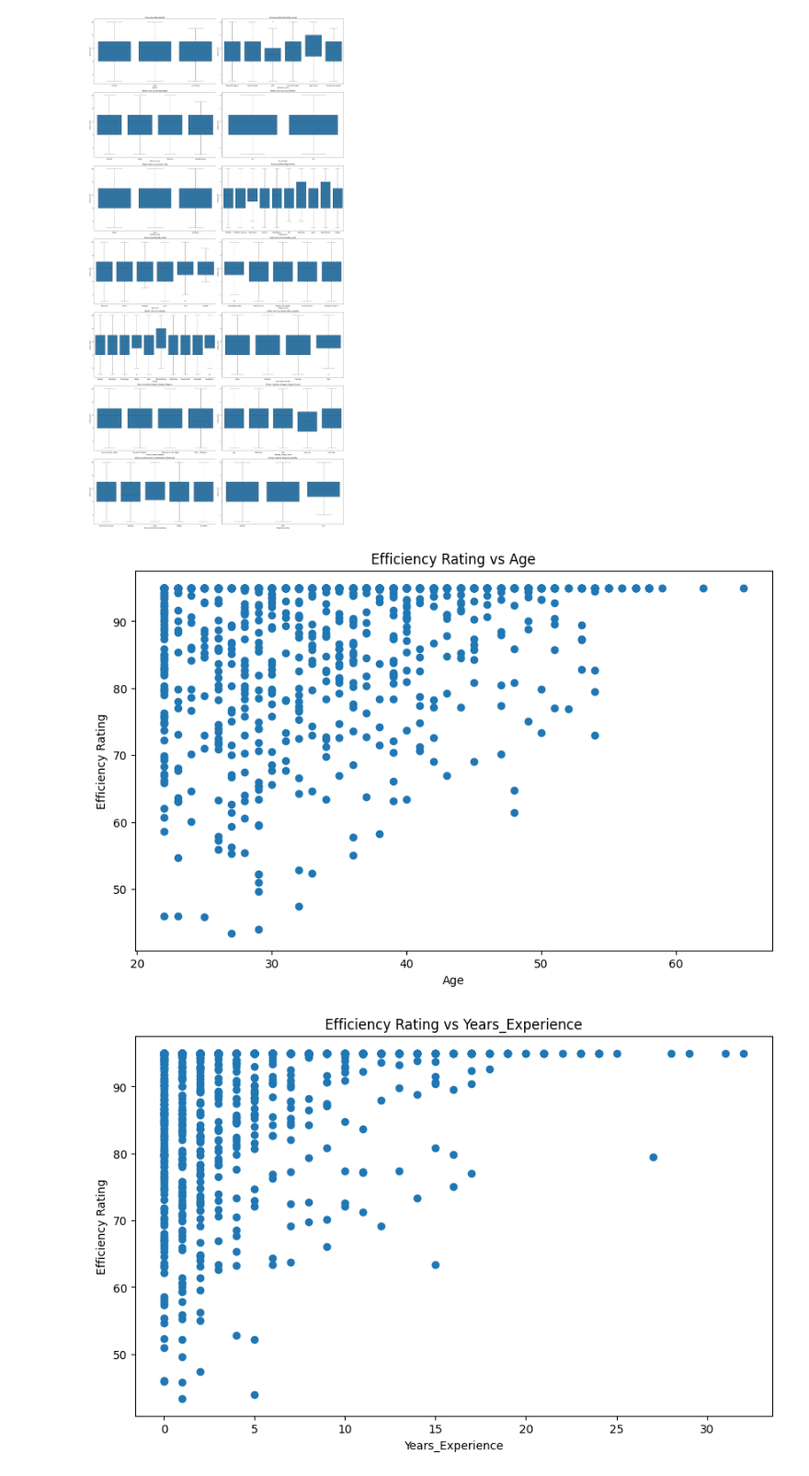
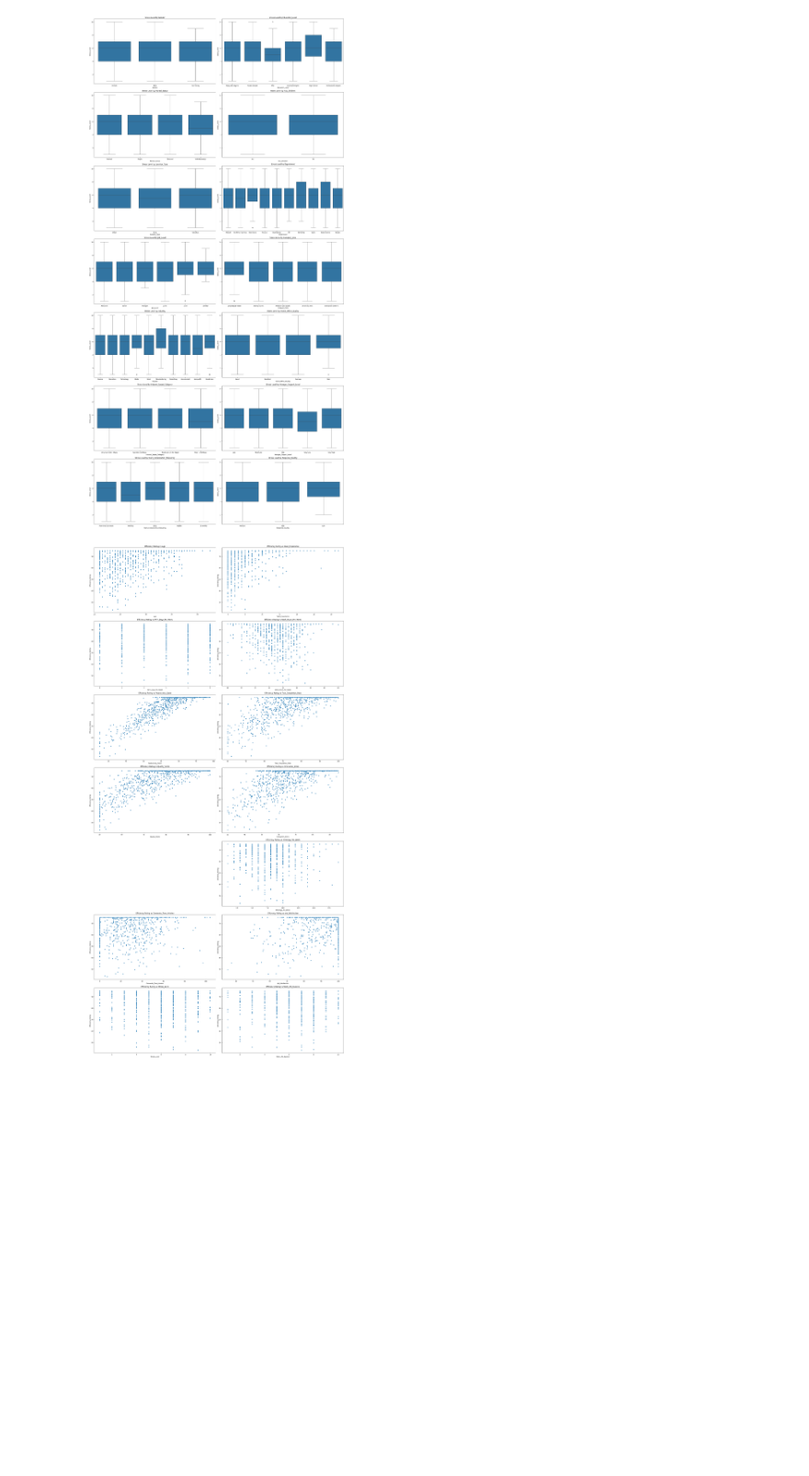
Before and after one commit to EfeDogan/429Project, a Jupyter notebook: new_dataset.ipynb, the cells around one changed output. Shown at 92% size. Saved outputs shown, nothing was run; the diff lists cells and outputs as text; code cells hidden in the pictures; blank space fills up the shorter version.

```diff
--- a/new_dataset.ipynb
+++ b/new_dataset.ipynb
@@ -85,16 +85,14 @@ f.tight_layout()
 # %% [output]
 [figure]
 # %%
-# numerical variables vs stress level
-for col in numerical_cols:
+# numerical variables vs Efficiency Rating
+f = plt.figure(figsize=(25,50))
+for i, col in enumerate(numerical_cols):
     if col != 'Efficiency_Rating':
-        plt.figure(figsize=(10,6))
-        plt.scatter(data=df, x=col, y='Efficiency_Rating')
-        plt.title('Efficiency Rating vs ' + col)
-        plt.xlabel(col)
-        plt.ylabel('Efficiency Rating')
-        plt.show()
+        ax = f.add_subplot(7,2,i+1)
+        sns.scatterplot(data=df, x=col, y='Efficiency_Rating')
+        ax.set_title(f'Efficiency Rating vs {col}')
+f.tight_layout()
 # Pozitif korelasyon olan değişkenler var onları kullanabiliriz.
 # %% [output]
-[figure, old version]
+[figure, new version]
-[figure, removed]
```
Also changed, not shown: parts of 1 cell of this notebook.
